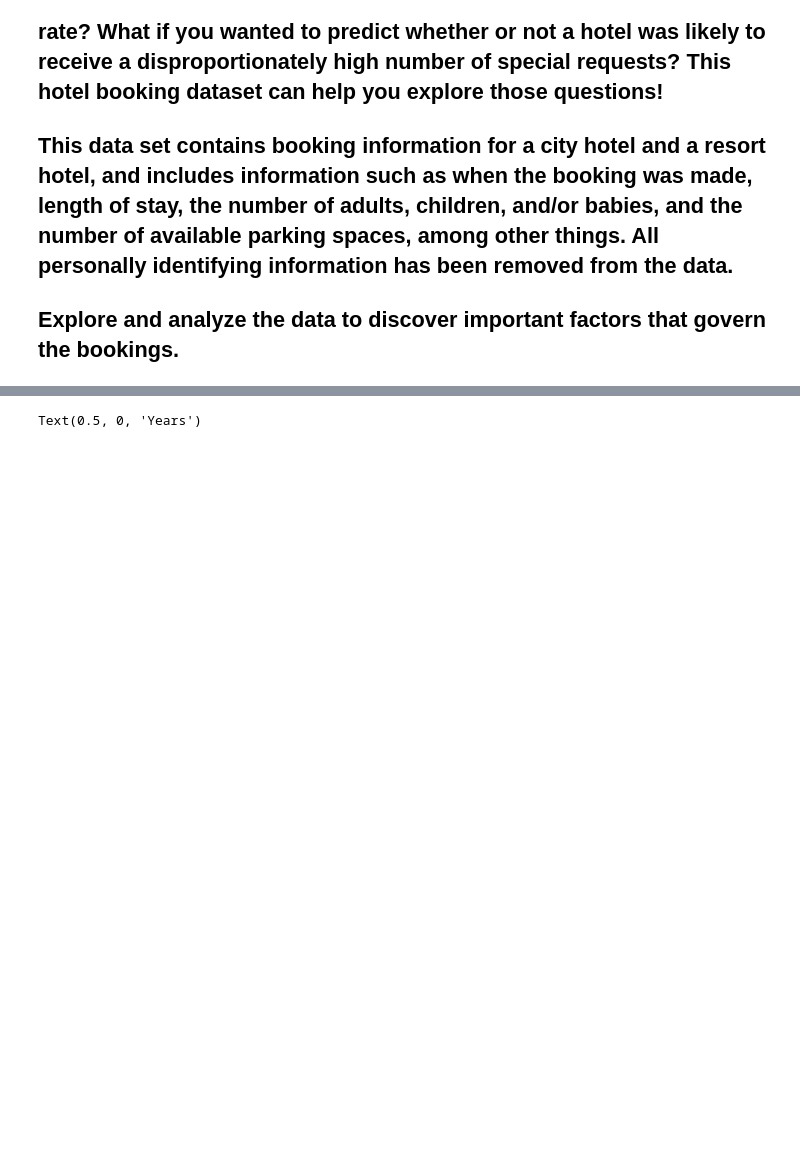
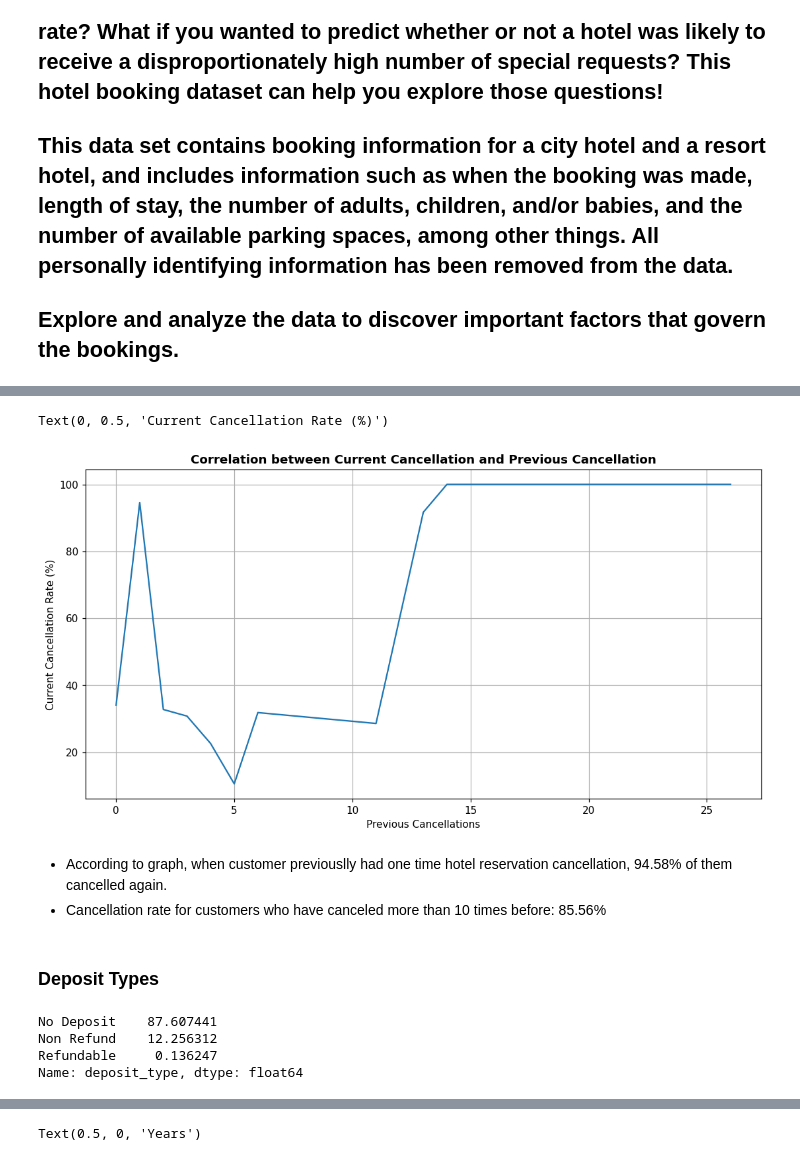
Before and after one commit to Anupam8858/EDA_Hotel_Booking_Analysis, a Jupyter notebook: Hotel_Booking_Analysis_Capstone_Project.ipynb, the cells around one changed output, grey strips where cells are left out. Cells and saved outputs as stored; diff of their text form; code cells hidden in the pictures; blank space fills up the shorter version.

```diff
--- a/Hotel_Booking_Analysis_Capstone_Project.ipynb
+++ b/Hotel_Booking_Analysis_Capstone_Project.ipynb
@@ -124,0 +292,6 @@ array(['BB', 'FB', 'HB', 'SC', 'Undefined'], dtype=object)
+# %%
+# Convert index to a list
+a = df['previous_cancellations'].value_counts().index.to_list()
+# Sort the list by ascending order
+a.sort()
+a
@@ -124,0 +300,6 @@ array(['BB', 'FB', 'HB', 'SC', 'Undefined'], dtype=object)
+# %%
+#done--what write
+b = []
+for ccltime in a:
+    b.append(round(df[df['previous_cancellations']==ccltime]['is_canceled'].mean() * 100 , 2))
+print(b)
@@ -124,0 +308,5 @@ array(['BB', 'FB', 'HB', 'SC', 'Undefined'], dtype=object)
+# %%
+#done--what write
+cancellation_rate = {'previous_cancellation': a, 'current_cancellation_rate': b}
+cancellation_rate_data = pd.DataFrame(cancellation_rate)
+cancellation_rate_data
@@ -124,0 +330,25 @@ array(['BB', 'FB', 'HB', 'SC', 'Undefined'], dtype=object)
+# %%
+#done--what write
+plt.figure(figsize = (12,6), dpi=110)
+sns.lineplot(x = 'previous_cancellation', y = 'current_cancellation_rate', data = cancellation_rate_data)
+plt.grid()
+plt.title('Correlation between Current Cancellation and Previous Cancellation', weight='bold')
+plt.xlabel('Previous Cancellations')
+plt.ylabel('Current Cancellation Rate (%)')
+# %% [output]
+Text(0, 0.5, 'Current Cancellation Rate (%)')
+[figure, added]
+# %% [markdown]
+*   According to graph, when customer previouslly had one time hotel reservation cancellation, 94.58% of them cancelled again.
+*   Cancellation rate for customers who have canceled more than 10 times before: 85.56%
+# %% [markdown]
+### Deposit Types
+# %%
+# done
+# Percentage distribution of Deposite type
+df['deposit_type'].value_counts(normalize=True)*100 # done multiply by 100
+# %% [output]
+No Deposit    87.607441
+Non Refund    12.256312
+Refundable     0.136247
+Name: deposit_type, dtype: float64
```
Also changed, not shown: parts of 163 cells of this notebook.
